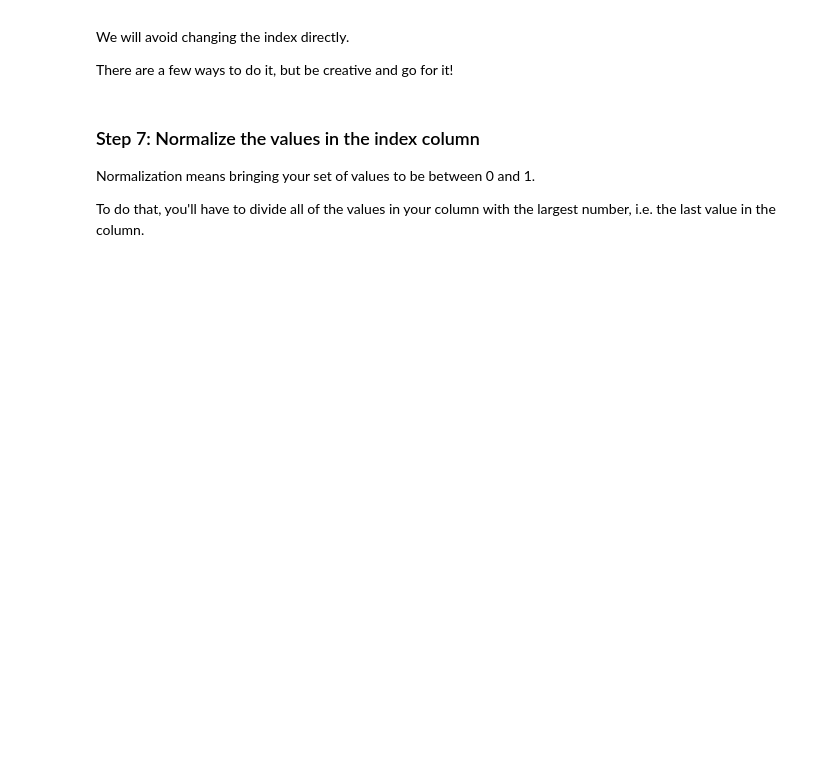
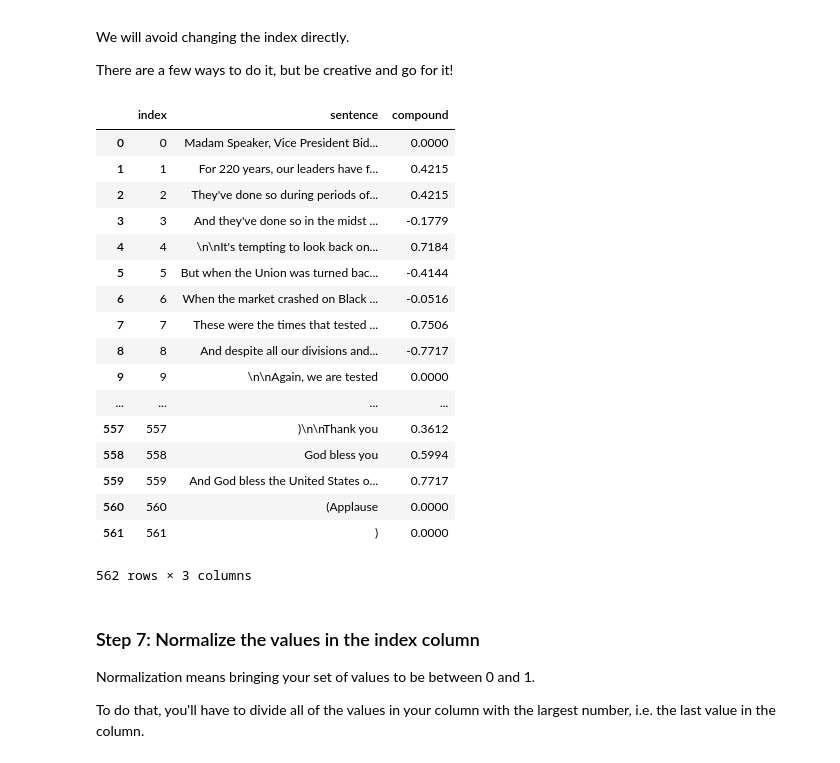
Before and after one commit to daanishrasheed/US-Speech-Analysis, a Jupyter notebook: Project US Speech Analysis (Part V).ipynb, the cells around one changed output. Saved outputs shown, nothing was run; the diff lists cells and outputs as text; code cells hidden in the pictures; blank space fills up the shorter version.

Commit message:
extracting sentiment from sentences

```diff
--- a/Project US Speech Analysis (Part V).ipynb
+++ b/Project US Speech Analysis (Part V).ipynb
@@ -128,3 +140,9 @@ True
 # %%
 # Step 5: Get the compound score of each row's sentence
+compound = []
 analyzer = SentimentIntensityAnalyzer()
+for sentence in dl['sentence']:
+    vs = analyzer.polarity_scores(sentence)
+    compound.append(vs['compound'])
+# %%
+dl['compound'] = compound
@@ -147,6 +174,33 @@ We will avoid changing the index directly.
 There are a few ways to do it, but be creative and go for it!
 # %%
 # Step 6: Create the index column
+c = []
+for i in range(0,len(dl)):
+    c.append(i)
+dl['index'] = c
+# %%
+dl = dl[['index','sentence','compound']]
+# %%
+dl
+# %% [output]
+|  | index | sentence | compound |
+| 0 | 0 | Madam Speaker, Vice President Bid... | 0.0000 |
+| 1 | 1 | For 220 years, our leaders have f... | 0.4215 |
+| 2 | 2 | They've done so during periods of... | 0.4215 |
+| 3 | 3 | And they've done so in the midst ... | -0.1779 |
+| 4 | 4 | \n\nIt's tempting to look back on... | 0.7184 |
+| 5 | 5 | But when the Union was turned bac... | -0.4144 |
+| 6 | 6 | When the market crashed on Black ... | -0.0516 |
+| 7 | 7 | These were the times that tested ... | 0.7506 |
+| 8 | 8 | And despite all our divisions and... | -0.7717 |
+| 9 | 9 | \n\nAgain, we are tested | 0.0000 |
+| ... | ... | ... | ... |
+| 557 | 557 | )\n\nThank you | 0.3612 |
+| 558 | 558 | God bless you | 0.5994 |
+| 559 | 559 | And God bless the United States o... | 0.7717 |
+| 560 | 560 | (Applause | 0.0000 |
+| 561 | 561 | ) | 0.0000 |
+562 rows × 3 columns
 # %% [markdown]
 ### Step 7: Normalize the values in the index column
 Normalization means bringing your set of values to be between 0 and 1.
```
Also changed, not shown: parts of 6 cells of this notebook.
